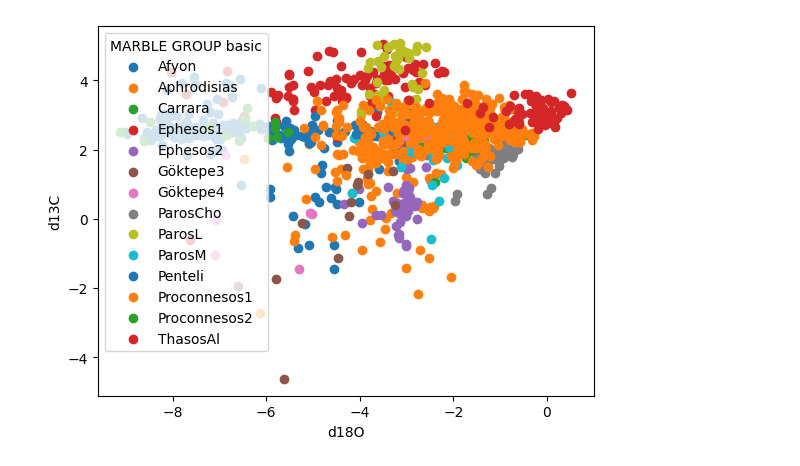
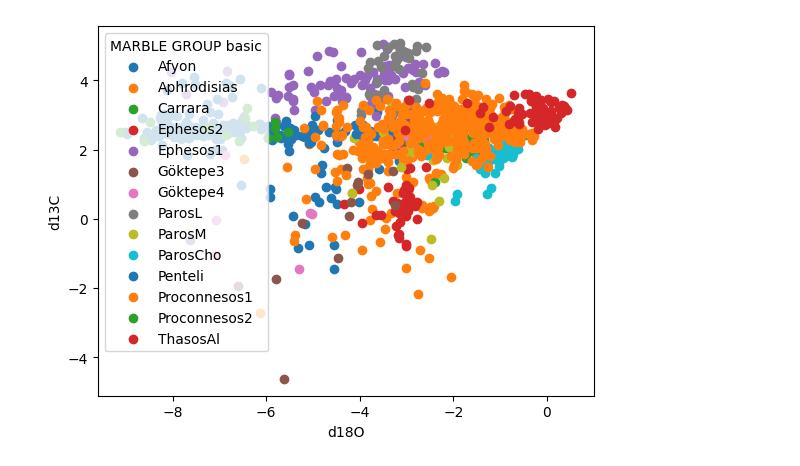
Before and after one commit to jsutphen/marbleClassification, a Jupyter notebook: classification.ipynb, the cells around one changed output. Drawn from its saved outputs; the diff is of its cells as text; code cells hidden in the pictures.

```diff
--- a/classification.ipynb
+++ b/classification.ipynb
@@ -1,16 +1,19 @@
 # %%
 import pandas as pd
 import matplotlib.pyplot as plt
 
 # load in the data
 df = pd.read_excel('1_DB_Basic_dec_24.xlsx')
-relevant_columns = df.loc[:, ['MARBLE GROUP basic', 'd18O', 'd13C']]
-for class_name, group in df.groupby('MARBLE GROUP basic'):
-    plt.scatter(group['d18O'], group['d13C'], label=class_name)
+
+classes = df["MARBLE GROUP basic"].unique()
+
+for class_name in classes:
+    class_mask = df['MARBLE GROUP basic'] == class_name
+    plt.scatter(df.loc[class_mask, "d18O"], df.loc[class_mask, "d13C"], label=class_name)
 
 plt.xlabel('d18O')
 plt.ylabel('d13C')
 plt.legend(title='MARBLE GROUP basic')
 plt.show()
 # %% [output]
-[figure, old version]
+[figure, new version]
```
Also changed, not shown: parts of 1 cell of this notebook.
